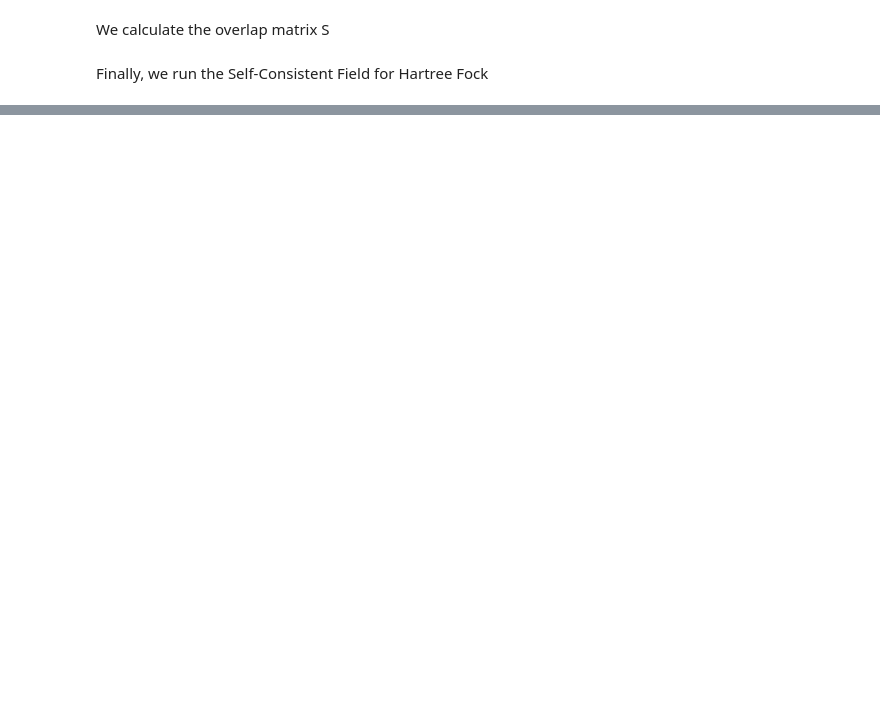
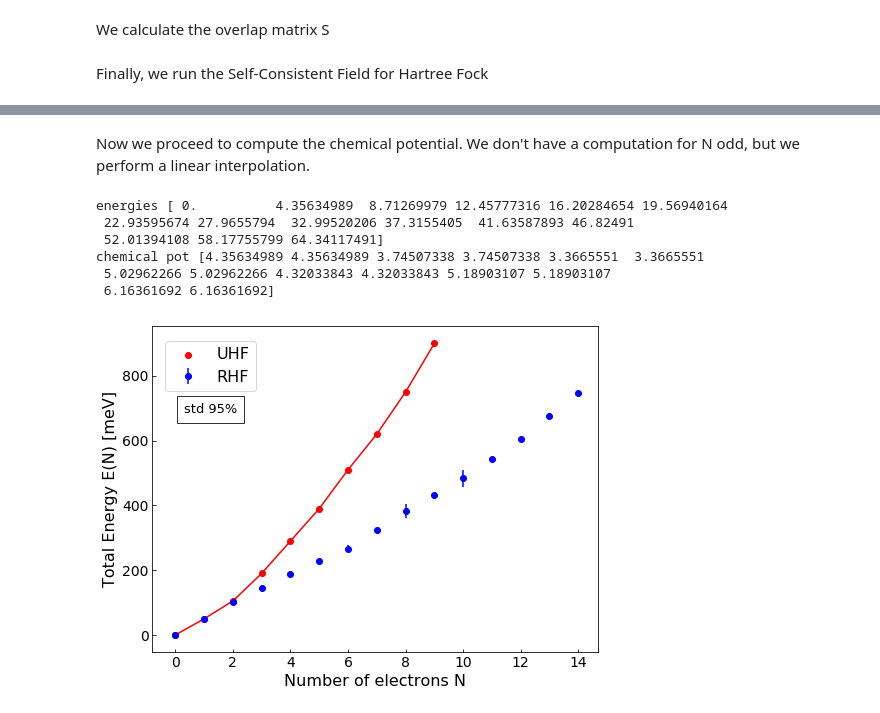
Before and after one commit to BedialaunetaDani/hartree_fock_2D_quantum_dots, a Jupyter notebook: HF_quantum_dots.ipynb, the cells around one changed output, grey strips where cells are left out. Saved outputs shown, nothing was run; the diff lists cells and outputs as text; code cells hidden in the pictures; blank space fills up the shorter version.

Commit message:
Add computation of energies with average in SCF and chemical potential

```diff
--- a/HF_quantum_dots.ipynb
+++ b/HF_quantum_dots.ipynb
@@ -208,8 +215,0 @@ E = 8.6270183 | N(SCF) = 286
-# %%
-Ei = 0
-E_N = np.zeros(8)
-for i in range(8):
-    N_electrons = (i+1)*2
-    print ('Computing energy for N_electrons = ', N_electrons)
-    E_N[i] = lib.SCF(N_electrons, integrals, S, max_iter_SCF, eps_SCF, print_E=False)
-print(E_N)
@@ -215,0 +256,41 @@ print(E_N)
+# %% [markdown]
+Now we proceed to compute the chemical potential. We don't have a computation for N odd, but we perform a linear interpolation.
+# %%
+for k in range(int(Ne_max/2)+1):
+    if k != Ne_max/2:
+        E_N[2*k+1] = (E_N[2*k+2] + E_N[2*k]) / 2
+
+mu_N = np.zeros(Ne_max)
+for k in range(1, Ne_max + 1):
+    mu_N[k-1] = E_N[k] - E_N[k-1]
+
+print('energies',E_N)
+print('chemical pot', mu_N)
+# %% [output]
+energies [ 0.          4.35634989  8.71269979 12.45777316 16.20284654 19.56940164
+ 22.93595674 27.9655794  32.99520206 37.3155405  41.63587893 46.82491
+ 52.01394108 58.17755799 64.34117491]
+chemical pot [4.35634989 4.35634989 3.74507338 3.74507338 3.3665551  3.3665551
+ 5.02962266 5.02962266 4.32033843 4.32033843 5.18903107 5.18903107
+ 6.16361692 6.16361692]
+# %%
+fig, ax = plt.subplots(1)
+fig.set_size_inches(8, 6)
+ax.tick_params(axis="x",direction="in",which='major',labelsize=14)
+ax.tick_params(axis="y",direction="in",which='major',labelsize=14)
+ax.set_xlabel('Number of electrons N',fontsize=16)
+ax.set_ylabel('Total Energy E(N) [meV]',fontsize=16)
+
+electrons = np.array([0,2,4,6,8,10,12,14])
+electrons2 = np.array([0,1,2,3,4,5,6,7,8,9,10,11,12,13,14])
+E_N_paper = np.array([0,50,105,190,290,390,510,620,750,900])
+
+plt.errorbar(electrons2 , 11.61 * E_N, yerr = 2*np.sqrt(N_av) * 11.61 * E_Nvar, fmt='bo', label = 'RHF')
+ax.scatter(electrons2[:10],E_N_paper,c='r',label = 'UHF')
+ax.plot(electrons2[:10],E_N_paper,'r')
+ax.legend(fontsize=16,loc = (0.03,0.8))
+ax.text(0.3, 685, 'std 95%', style='normal',
+        bbox={'facecolor': 'white', 'alpha': 0.8, 'pad': 7}, fontsize = 13)
+plt.show()
+# %% [output]
+[figure, added]
```
Also changed, not shown: parts of 19 cells of this notebook.
